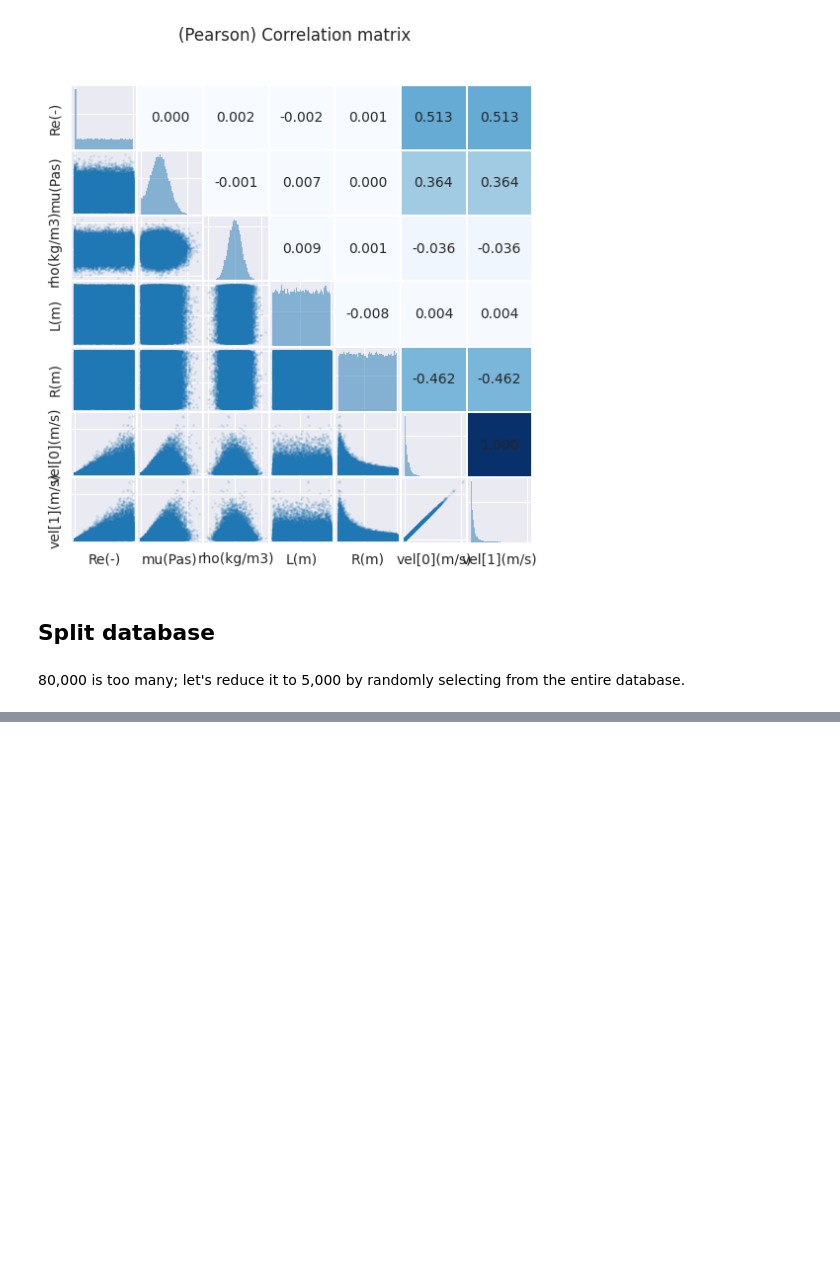
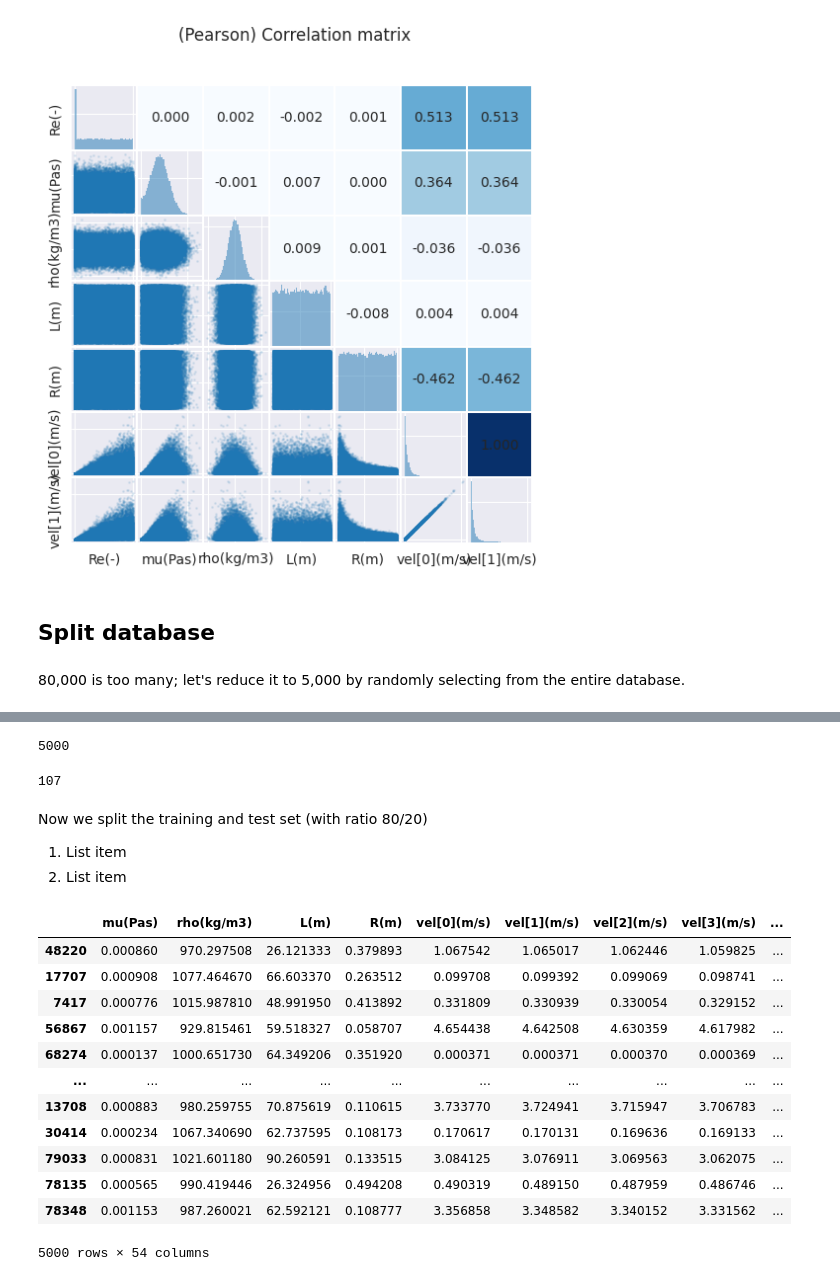
Before and after one commit to paolodeangelis/Sistemi_a_combustione, a Jupyter notebook: 2-NN_Reynolds.ipynb, the cells around one changed output, grey strips where cells are left out. Saved outputs shown, nothing was run; the diff lists cells and outputs as text; code cells hidden in the pictures; blank space fills up the shorter version.

```diff
--- a/2-NN_Reynolds.ipynb
+++ b/2-NN_Reynolds.ipynb
@@ -159,0 +192,29 @@ a = data_v.iloc[indx, 0]
+# %%
+len(data_Re_small["Re(-)"] < 2000)
+# %% [output]
+5000
+# %%
+np.sum(data_Re_small["Re(-)"].values[:1000] <= 2000)
+# %% [output]
+107
+# %% [markdown]
+Now we split the training and test set (with ratio 80/20)
+
+1.   List item
+2.   List item
+# %%
+training_
+# %% [output]
+|  | mu(Pas) | rho(kg/m3) | L(m) | R(m) | vel[0](m/s) | vel[1](m/s) | vel[2](m/s) | vel[3](m/s) | ... |
+| 48220 | 0.000860 | 970.297508 | 26.121333 | 0.379893 | 1.067542 | 1.065017 | 1.062446 | 1.059825 | ... |
+| 17707 | 0.000908 | 1077.464670 | 66.603370 | 0.263512 | 0.099708 | 0.099392 | 0.099069 | 0.098741 | ... |
+| 7417 | 0.000776 | 1015.987810 | 48.991950 | 0.413892 | 0.331809 | 0.330939 | 0.330054 | 0.329152 | ... |
+| 56867 | 0.001157 | 929.815461 | 59.518327 | 0.058707 | 4.654438 | 4.642508 | 4.630359 | 4.617982 | ... |
+| 68274 | 0.000137 | 1000.651730 | 64.349206 | 0.351920 | 0.000371 | 0.000371 | 0.000370 | 0.000369 | ... |
+| ... | ... | ... | ... | ... | ... | ... | ... | ... | ... |
+| 13708 | 0.000883 | 980.259755 | 70.875619 | 0.110615 | 3.733770 | 3.724941 | 3.715947 | 3.706783 | ... |
+| 30414 | 0.000234 | 1067.340690 | 62.737595 | 0.108173 | 0.170617 | 0.170131 | 0.169636 | 0.169133 | ... |
+| 79033 | 0.000831 | 1021.601180 | 90.260591 | 0.133515 | 3.084125 | 3.076911 | 3.069563 | 3.062075 | ... |
+| 78135 | 0.000565 | 990.419446 | 26.324956 | 0.494208 | 0.490319 | 0.489150 | 0.487959 | 0.486746 | ... |
+| 78348 | 0.001153 | 987.260021 | 62.592121 | 0.108777 | 3.356858 | 3.348582 | 3.340152 | 3.331562 | ... |
+5000 rows × 54 columns
```
Also changed, not shown: parts of 11 cells of this notebook.
